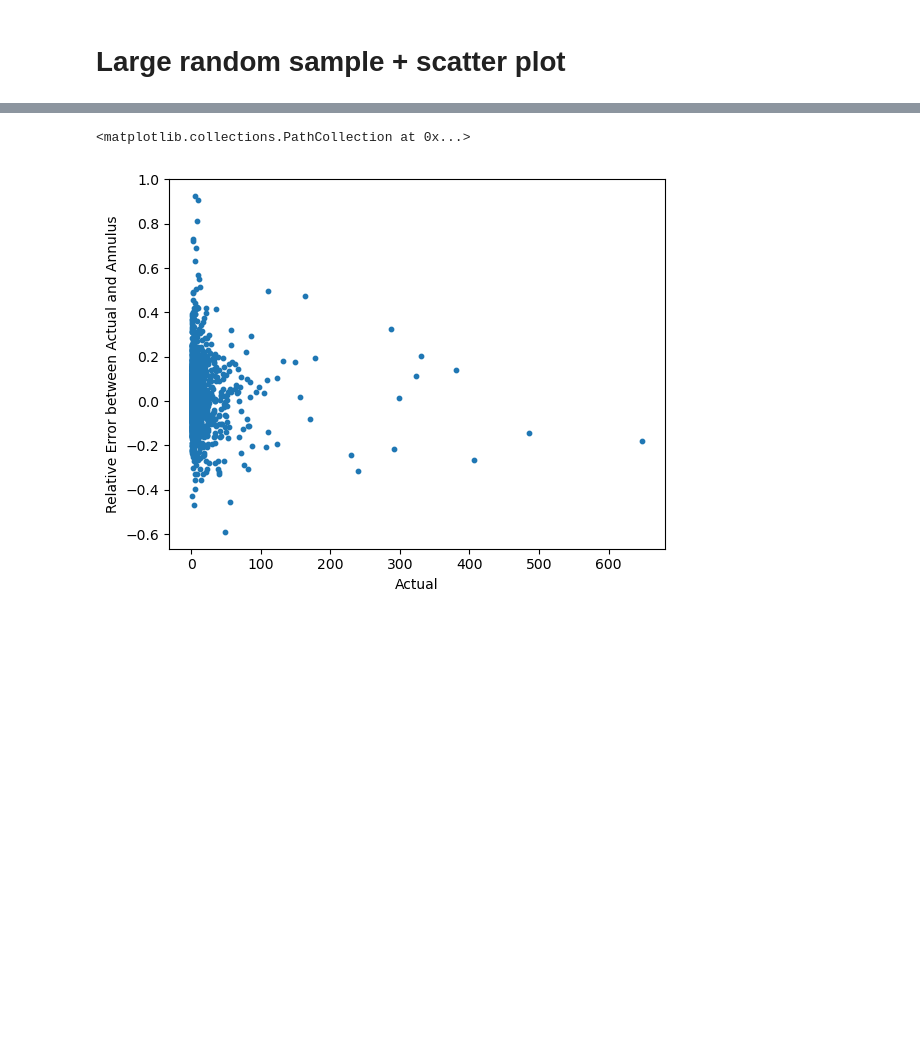
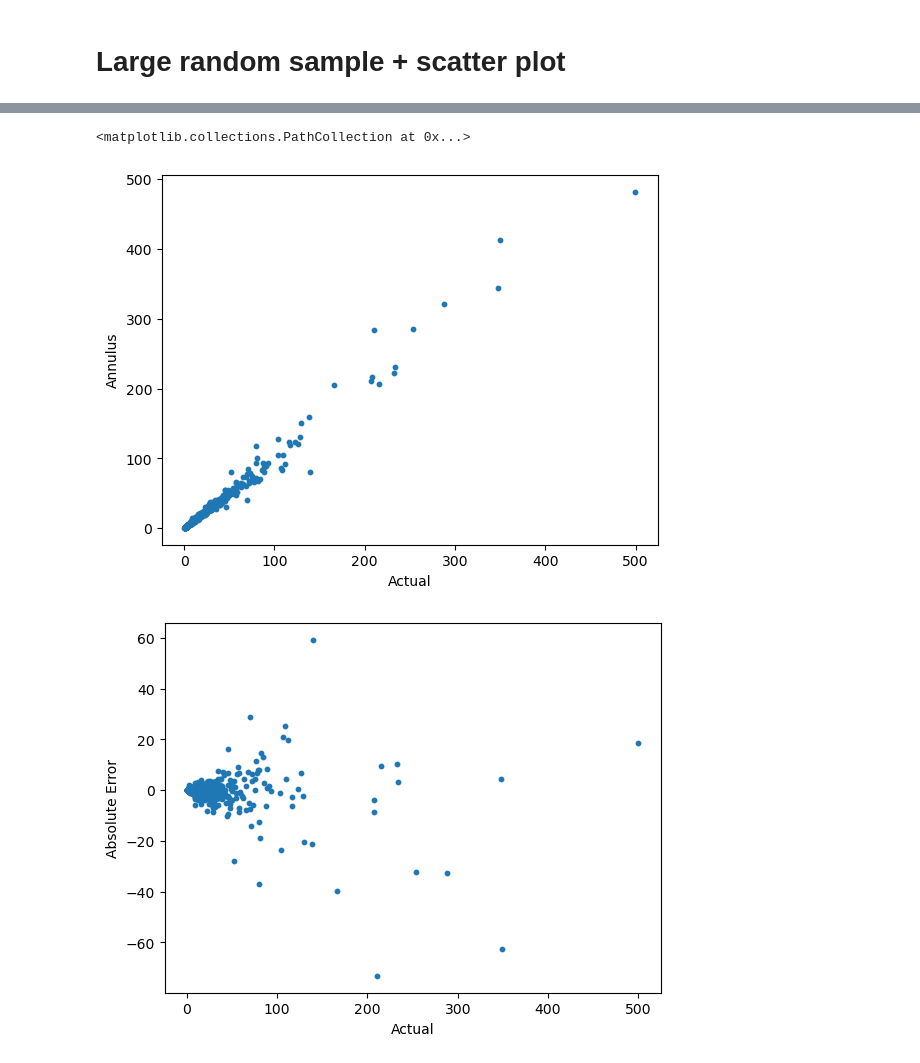
Before and after one commit to Harjas123/the-inpainter, a Jupyter notebook: injection_recovery.ipynb, the cells around one changed output, grey strips where cells are left out. Drawn from its saved outputs; the diff is of its cells as text; code cells hidden in the pictures; blank space fills up the shorter version.

Commit message:
Testing different annulus sizes

```diff
--- a/injection_recovery.ipynb
+++ b/injection_recovery.ipynb
@@ -41,7 +39,14 @@ cutout_rad = circ_rad / 10
 # %%
+circ_rad = np.pi / 200
+cutout_rad = np.pi / 2000
+
 annulus_list = []
 actual_list = []
+abs_error = []
+relative_error = []
 for loc in rand_locs:
     annulus, actual = loc2amplitude(map_array, loc, circ_rad, cutout_rad)
     annulus_list.append(annulus)
     actual_list.append(actual)
+    abs_error.append(actual - annulus)
+    relative_error.append(annulus / actual - 1)
@@ -67,11 +73,33 @@ plt.scatter(actual_list, abs_error, s=10)
+# %%
+circ_rad = np.pi / 400
+cutout_rad = np.pi / 2000
+
+annulus_list = []
+actual_list = []
+abs_error = []
+relative_error = []
+for loc in rand_locs:
+    annulus, actual = loc2amplitude(map_array, loc, circ_rad, cutout_rad)
+    annulus_list.append(annulus)
+    actual_list.append(actual)
+    abs_error.append(actual - annulus)
+    relative_error.append(annulus / actual - 1)
 # %%
-relative_error = []
-for i in range(len(actual_list)):
-    relative_error.append(annulus_list[i] / actual_list[i] - 1)
 fig, ax = plt.subplots()
 ax.set_xlabel("Actual")
-ax.set_ylabel("Relative Error between Actual and Annulus")
+ax.set_ylabel("Annulus")
+plt.scatter(actual_list, annulus_list, s=10)
+
+fig, ax = plt.subplots()
+ax.set_xlabel("Actual")
+ax.set_ylabel("Absolute Error")
+plt.scatter(actual_list, abs_error, s=10)
+
+fig, ax = plt.subplots()
+ax.set_xlabel("Actual")
+ax.set_ylabel("Relative Error")
 plt.scatter(actual_list, relative_error, s=10)
 # %% [output]
 <matplotlib.collections.PathCollection at 0x...>
-[figure, old version]
+[figure, new version]
+[figure, added]
```
Also changed, not shown: parts of 5 cells of this notebook.
